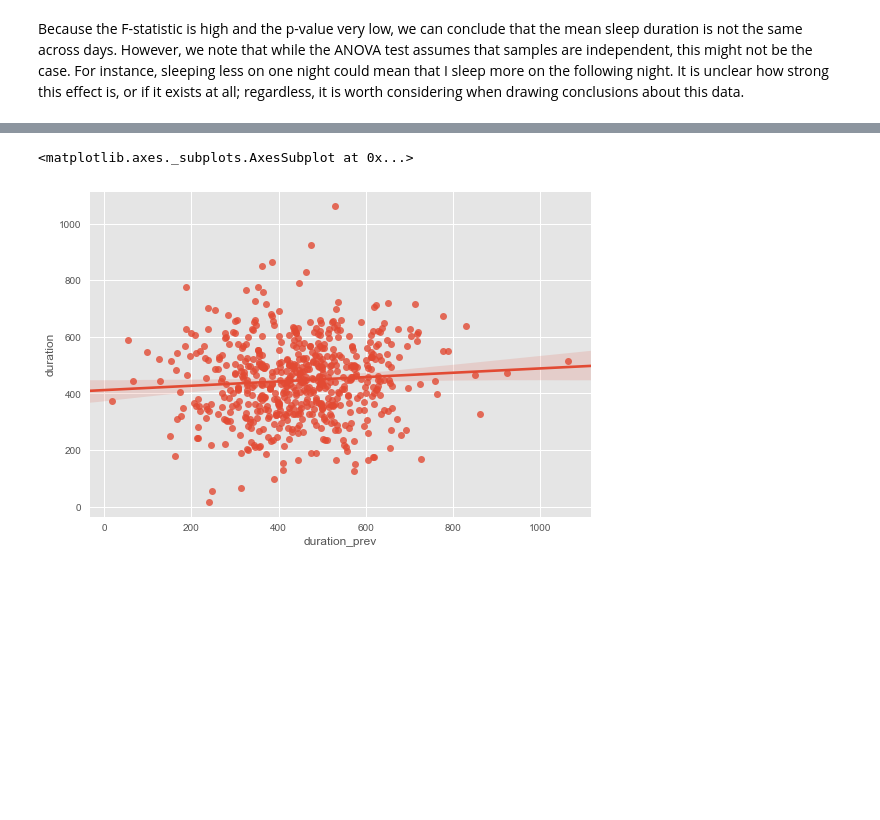
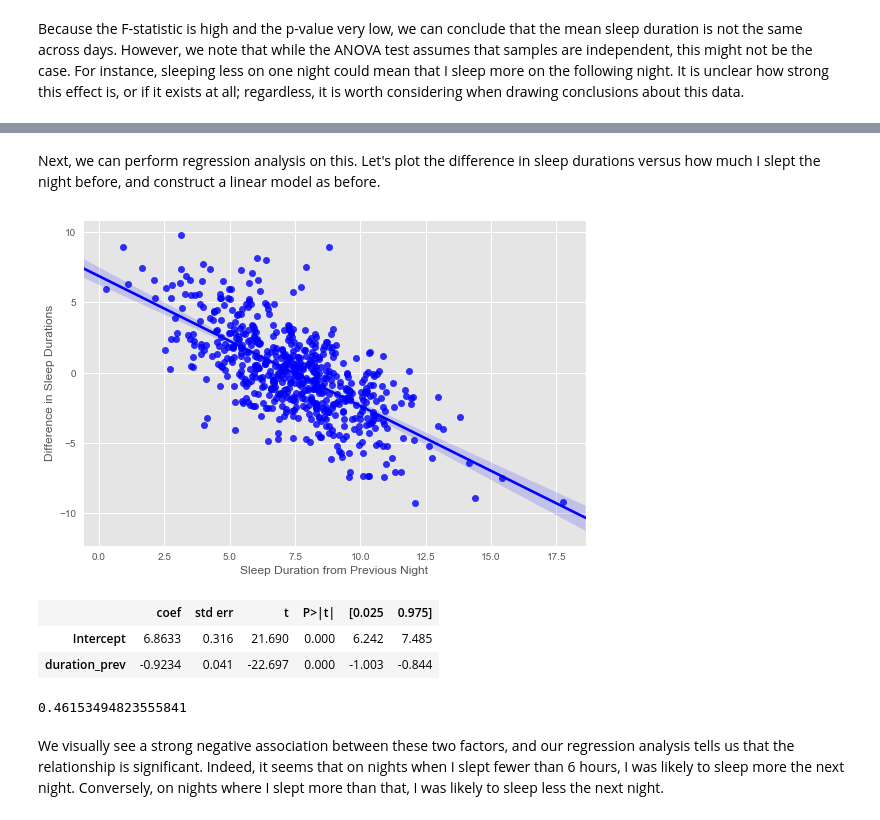
Before and after one commit to tuchandra/sleep-analysis, a Jupyter notebook: Stats and Sleep.ipynb, the cells around one changed output, grey strips where cells are left out. Drawn from its saved outputs; the diff is of its cells as text; code cells hidden in the pictures; blank space fills up the shorter version.

Commit message:
Add analysis of sleep debt

```diff
--- a/Stats and Sleep.ipynb
+++ b/Stats and Sleep.ipynb
@@ -221,7 +224,7 @@ Because the F-statistic is high and the p-value very low, we can conclude that t
 dates = pd.date_range("2015-07-21", "2017-03-15")
 data = []
 
-# Obtain data for each main sleep event
+# Obtain total time spent in bed for each day
 for date in dates:
     fname = 'logs/' + date.strftime('%Y-%m-%d') + '.json'
     with open(fname, "r") as f:
@@ -229,5 +232,6 @@ for date in dates:
 
         data.append(date_data["summary"]["totalTimeInBed"])
 
-# Convert to Pandas dataframe
+# Convert to Pandas dataframe; convert duration to hours
 df = pd.DataFrame(data, columns = ["duration"], index = dates)
+df.duration /= 60
@@ -254,5 +253,22 @@ sns.regplot(x = df.duration_prev, y = df.duration_diff, color = "b")
-# %%
-sns.regplot(x = df.duration_prev, y = df.duration)
-# %% [output]
-<matplotlib.axes._subplots.AxesSubplot at 0x...>
-[figure, removed]
+# %% [markdown]
+Next, we can perform regression analysis on this. Let's plot the difference in sleep durations versus how much I slept the night before, and construct a linear model as before.
+# %%
+# Plot how much more I slept each night vs. amount slept night before
+sns.regplot(x = df.duration_prev, y = df.duration_diff, color = "b")
+plt.xlabel("Sleep Duration from Previous Night")
+plt.ylabel("Difference in Sleep Durations");
+# %% [output]
+[figure, added]
+# %%
+model = smf.ols(formula = 'duration_diff ~ duration_prev', data = df).fit()
+model.summary().tables[1]
+# %% [output]
+|  | coef | std err | t | P>|t| | [0.025 | 0.975] |
+| Intercept | 6.8633 | 0.316 | 21.690 | 0.000 | 6.242 | 7.485 |
+| duration_prev | -0.9234 | 0.041 | -22.697 | 0.000 | -1.003 | -0.844 |
+# %%
+model.rsquared
+# %% [output]
+0.46153494823555841
+# %% [markdown]
+We visually see a strong negative association between these two factors, and our regression analysis tells us that the relationship is significant. Indeed, it seems that on nights when I slept fewer than 6 hours, I was likely to sleep more the next night. Conversely, on nights where I slept more than that, I was likely to sleep less the next night.
```
Also changed, not shown: parts of 5 cells of this notebook.
